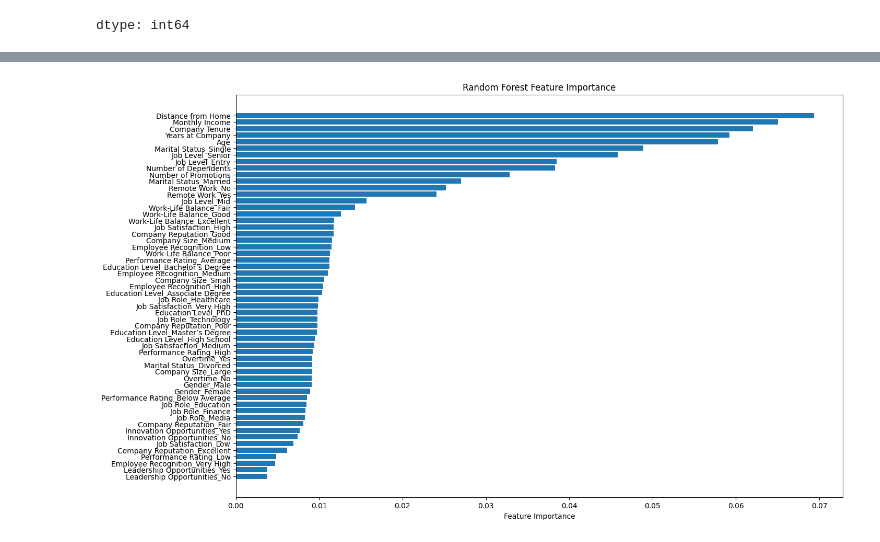
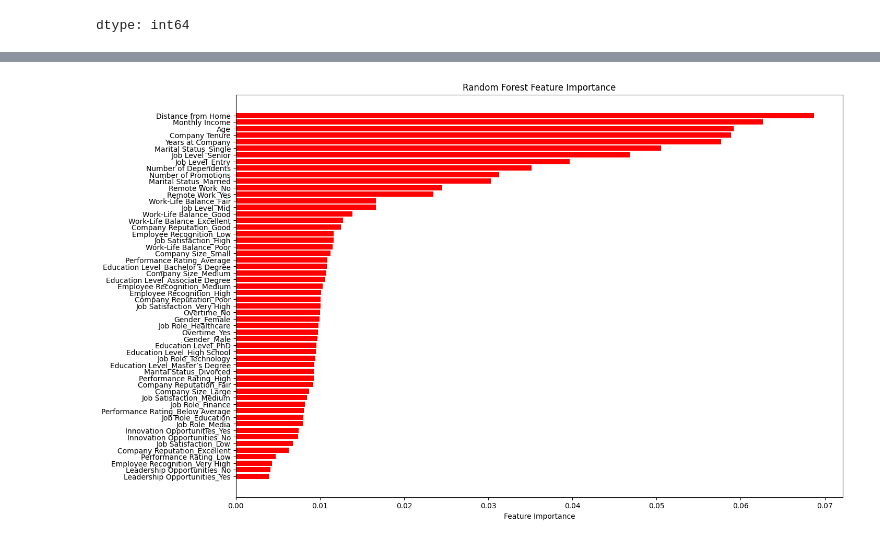
Before and after one commit to bhattijasjeet/Datascience_ai, a Jupyter notebook: Employee_attrition.ipynb, the cells around one changed output, grey strips where cells are left out. Cells and saved outputs as stored; diff of their text form; code cells hidden in the pictures.

```diff
--- a/Employee_attrition.ipynb
+++ b/Employee_attrition.ipynb
@@ -32,7 +44,8 @@ import pickle
 # %%
 # Data Loading
 
-df0 = pd.read_csv("/content/drive/MyDrive/attrition/Employee_attrition_combined.csv")
+# df0 = pd.read_csv("/content/drive/MyDrive/attrition/Employee_attrition_combined.csv")
+df0 = pd.read_csv("/content/drive/MyDrive/attrition/Employee_attrition.csv")
 # df0 = pd.read_csv("/content/drive/MyDrive/attrition/Employee_train.csv")
 
 df0.head()
@@ -609,28 +755,28 @@ Improvement over baseline: 21.89%
 # %%
 # Feature Importance Visualization of Random Forest
 
 # Get trained RF model
 rf_model = pipeline_rf.named_steps['model']
 
 # Get feature names after preprocessing
 ohe = pipeline_rf.named_steps['preprocessor'].named_transformers_['cat']
 cat_features = ohe.get_feature_names_out(categorical_features)
 all_features = np.concatenate([numeric_features, cat_features])
 
 # Feature importance
 feature_importances = rf_model.feature_importances_
 sorted_idx = np.argsort(feature_importances)
 pos = np.arange(sorted_idx.shape[0]) + 0.6
 
 # Plot
 plt.figure(figsize=(15, 10))
-plt.barh(pos, feature_importances[sorted_idx], align='center')
+plt.barh(pos, feature_importances[sorted_idx], align='center',color='red')
 plt.yticks(pos, [all_features[i] for i in sorted_idx])
 plt.xlabel('Feature Importance')
 plt.title("Random Forest Feature Importance")
 plt.show()
 # %% [output]
-[figure, old version]
+[figure, new version]
 # %%
 y_test
 # %% [output]
```
Also changed, not shown: parts of 44 cells of this notebook.
